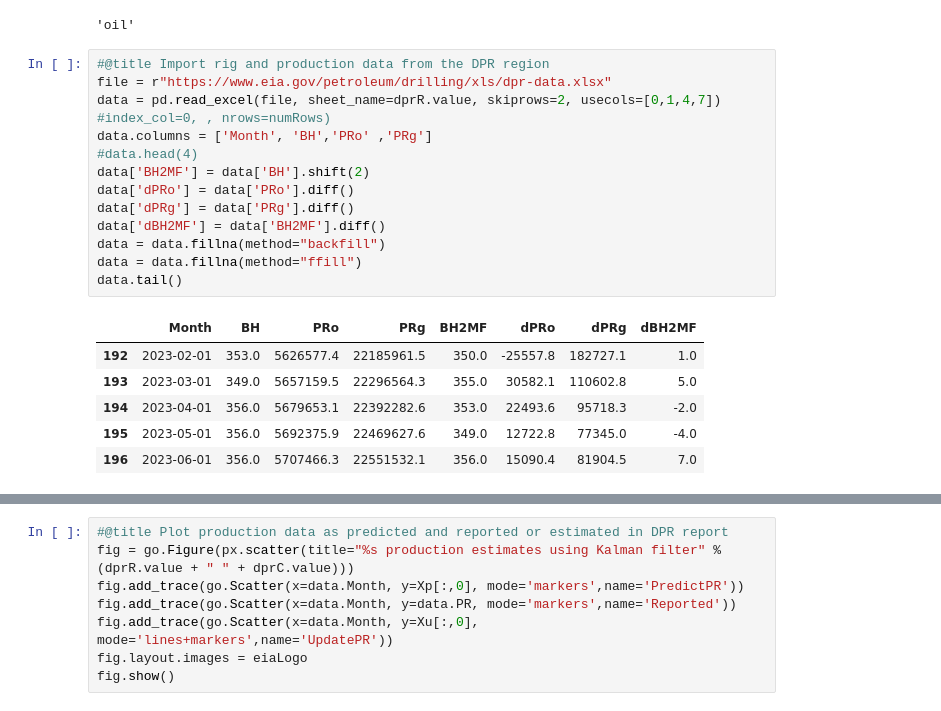
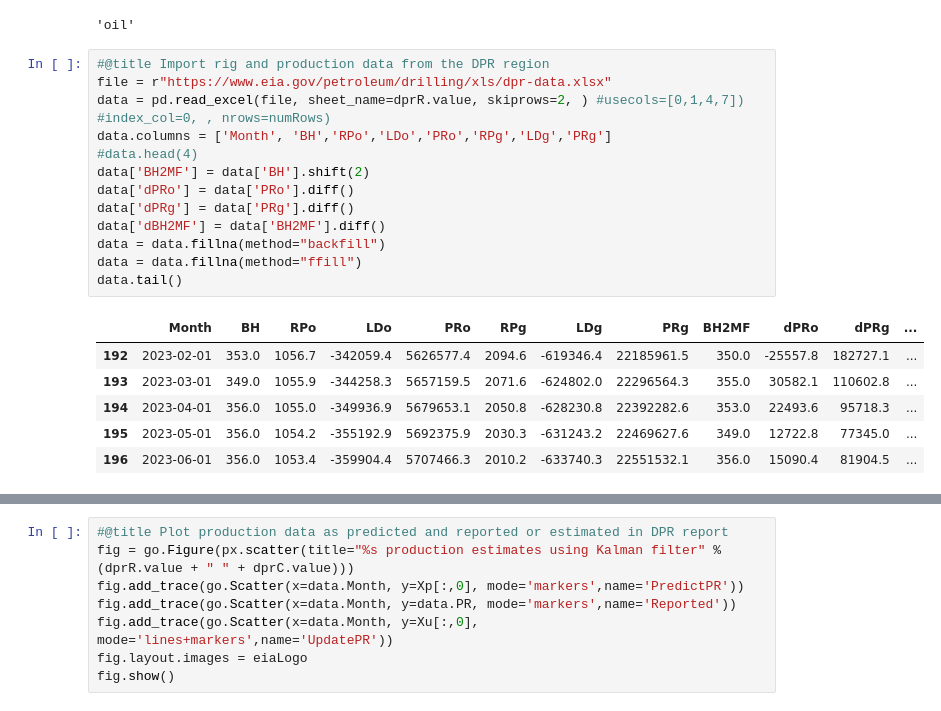
Before and after one commit to JozefSL/pyNotes, a Jupyter notebook: Kalman/DPR_ProdRpLd.ipynb, the cells around one changed output, grey strips where cells are left out. Drawn from its saved outputs; the diff is of its cells as text.

```diff
--- a/Kalman/DPR_ProdRpLd.ipynb
+++ b/Kalman/DPR_ProdRpLd.ipynb
@@ -47,20 +47,20 @@ dprC.value
 # %%
 #@title Import rig and production data from the DPR region
 file = r"https://www.eia.gov/petroleum/drilling/xls/dpr-data.xlsx"
-data = pd.read_excel(file, sheet_name=dprR.value, skiprows=2, usecols=[0,1,4,7]) #index_col=0, , nrows=numRows)
-data.columns = ['Month', 'BH','PRo' ,'PRg']
+data = pd.read_excel(file, sheet_name=dprR.value, skiprows=2, ) #usecols=[0,1,4,7]) #index_col=0, , nrows=numRows)
+data.columns = ['Month', 'BH','RPo','LDo','PRo','RPg','LDg','PRg']
 #data.head(4)
 data['BH2MF'] = data['BH'].shift(2)
 data['dPRo'] = data['PRo'].diff()
 data['dPRg'] = data['PRg'].diff()
 data['dBH2MF'] = data['BH2MF'].diff()
 data = data.fillna(method="backfill")
 data = data.fillna(method="ffill")
 data.tail()
 # %% [output]
-|  | Month | BH | PRo | PRg | BH2MF | dPRo | dPRg | dBH2MF |
-| 192 | 2023-02-01 | 353.0 | 5626577.4 | 22185961.5 | 350.0 | -25557.8 | 182727.1 | 1.0 |
-| 193 | 2023-03-01 | 349.0 | 5657159.5 | 22296564.3 | 355.0 | 30582.1 | 110602.8 | 5.0 |
-| 194 | 2023-04-01 | 356.0 | 5679653.1 | 22392282.6 | 353.0 | 22493.6 | 95718.3 | -2.0 |
-| 195 | 2023-05-01 | 356.0 | 5692375.9 | 22469627.6 | 349.0 | 12722.8 | 77345.0 | -4.0 |
-| 196 | 2023-06-01 | 356.0 | 5707466.3 | 22551532.1 | 356.0 | 15090.4 | 81904.5 | 7.0 |
+|  | Month | BH | RPo | LDo | PRo | RPg | LDg | PRg | BH2MF | dPRo | dPRg | ... |
+| 192 | 2023-02-01 | 353.0 | 1056.7 | -342059.4 | 5626577.4 | 2094.6 | -619346.4 | 22185961.5 | 350.0 | -25557.8 | 182727.1 | ... |
+| 193 | 2023-03-01 | 349.0 | 1055.9 | -344258.3 | 5657159.5 | 2071.6 | -624802.0 | 22296564.3 | 355.0 | 30582.1 | 110602.8 | ... |
+| 194 | 2023-04-01 | 356.0 | 1055.0 | -349936.9 | 5679653.1 | 2050.8 | -628230.8 | 22392282.6 | 353.0 | 22493.6 | 95718.3 | ... |
+| 195 | 2023-05-01 | 356.0 | 1054.2 | -355192.9 | 5692375.9 | 2030.3 | -631243.2 | 22469627.6 | 349.0 | 12722.8 | 77345.0 | ... |
+| 196 | 2023-06-01 | 356.0 | 1053.4 | -359904.4 | 5707466.3 | 2010.2 | -633740.3 | 22551532.1 | 356.0 | 15090.4 | 81904.5 | ... |
```
Also changed, not shown: parts of 13 cells of this notebook.
